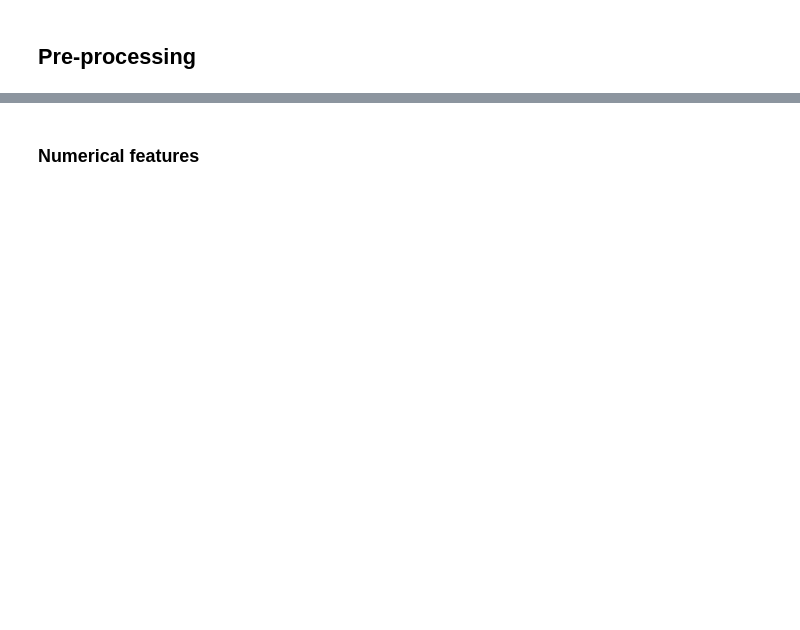
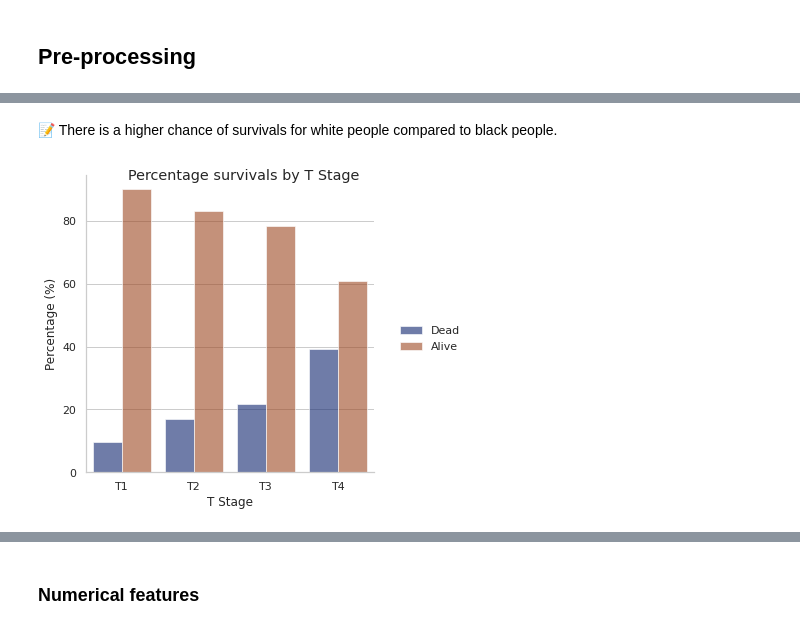
Before and after one commit to drsouzap/breast_cancer, a Jupyter notebook: notebooks/Data_PreProcessing.ipynb, the cells around one changed output, grey strips where cells are left out. Drawn from its saved outputs; the diff is of its cells as text; code cells hidden in the pictures; blank space fills up the shorter version.

```diff
--- a/notebooks/Data_PreProcessing.ipynb
+++ b/notebooks/Data_PreProcessing.ipynb
@@ -72,0 +174,24 @@ data.drop_duplicates()
+# %% [markdown]
+📝 There is a higher chance of survivals for white people compared to black people.
+# %%
+tstage_counts = (data.groupby(['T Stage'])['Status_coded']
+                     .value_counts(normalize=True)
+                     .rename('Percentage')
+                     .mul(100)
+                     .reset_index()
+                     .sort_values('T Stage'))
+r = sns.catplot(data=tstage_counts, x="T Stage", y="Percentage", hue="Status_coded",
+                kind="bar", palette="dark", alpha=.6, height=5)
+r.fig.suptitle("Percentage survivals by T Stage")
+r.set_axis_labels("T Stage", "Percentage (%)")
+
+# Replace title legend
+new_title = ''
+r._legend.set_title(new_title)
+
+# Replace labels legend
+new_labels = ['Dead', 'Alive']
+for t, l in zip(r._legend.texts, new_labels):
+    t.set_text(l)
+# %% [output]
+[figure, added]
```
Also changed, not shown: parts of 28 cells of this notebook.
